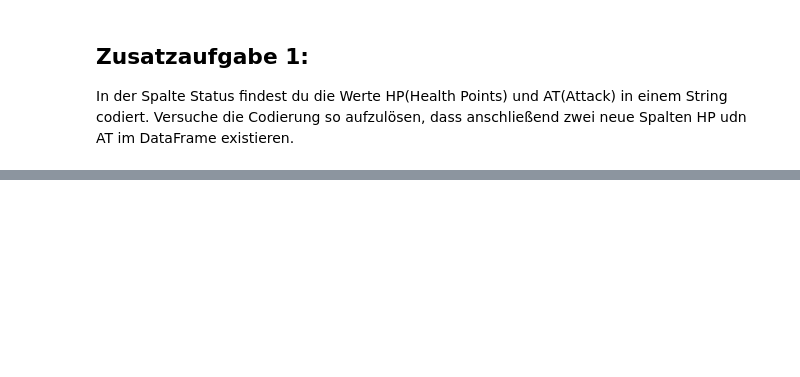
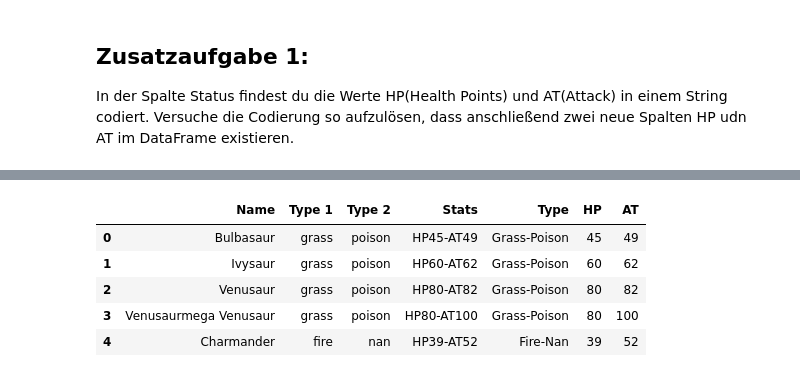
Before and after one commit to MonksterFX/pandas-basic, a Jupyter notebook: teilnehmer/loesung/05UE - Arbeiten mit Text.ipynb, the cells around one changed output, grey strips where cells are left out. Cells and saved outputs as stored; diff of their text form; code cells hidden in the pictures; blank space fills up the shorter version.

```diff
--- a/teilnehmer/loesung/05UE - Arbeiten mit Text.ipynb
+++ b/teilnehmer/loesung/05UE - Arbeiten mit Text.ipynb
@@ -191,0 +196,12 @@ memory usage: 43.8+ KB
+# %%
+# Konvertieren der Spalten zu einer Ganzzahl
+df_pokemon['HP'] = df_pokemon['HP'].astype('int')
+df_pokemon['AT'] = df_pokemon['AT'].astype('int')
+df_pokemon.head()
+# %% [output]
+|  | Name | Type 1 | Type 2 | Stats | Type | HP | AT |
+| 0 | Bulbasaur | grass | poison | HP45-AT49 | Grass-Poison | 45 | 49 |
+| 1 | Ivysaur | grass | poison | HP60-AT62 | Grass-Poison | 60 | 62 |
+| 2 | Venusaur | grass | poison | HP80-AT82 | Grass-Poison | 80 | 82 |
+| 3 | Venusaurmega Venusaur | grass | poison | HP80-AT100 | Grass-Poison | 80 | 100 |
+| 4 | Charmander | fire | nan | HP39-AT52 | Fire-Nan | 39 | 52 |
```
Also changed, not shown: parts of 11 cells of this notebook, 10 other files.
